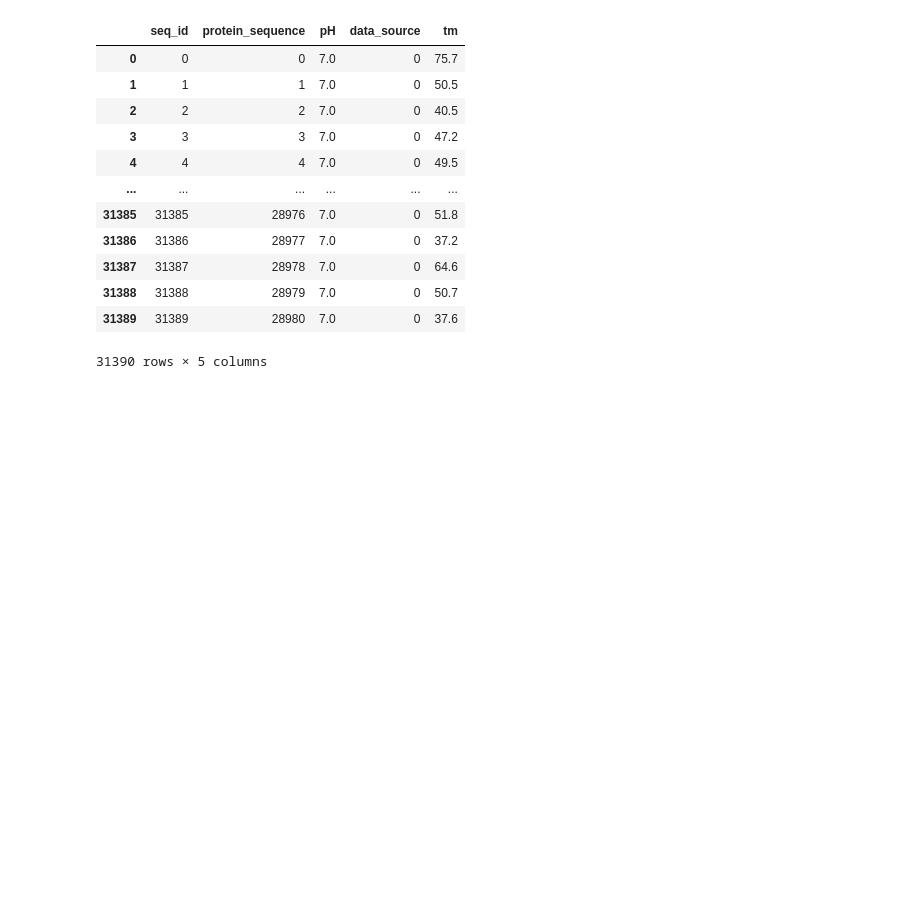
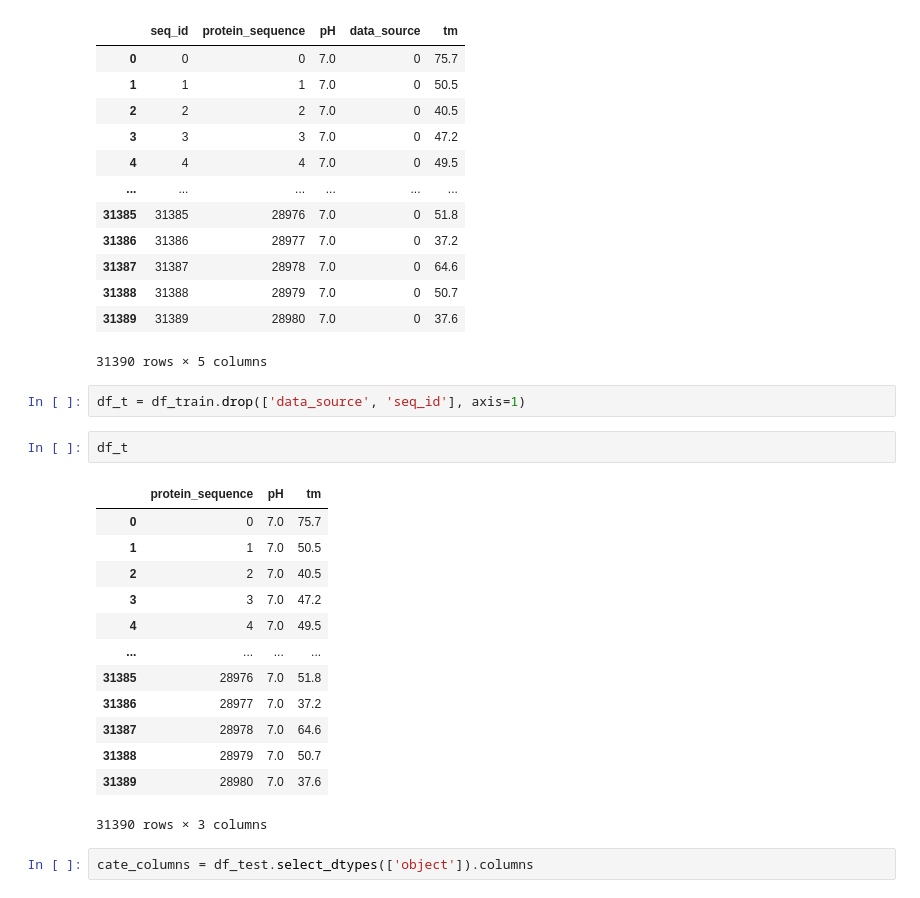
Before and after one commit to mohmaed7777/Novozymes-Enzyme-Stability-Prediction, a Jupyter notebook: novozyme_xgboost.ipynb, the cells around one changed output. Cells and saved outputs as stored; diff of their text form; blank space fills up the shorter version.

```diff
--- a/novozyme_xgboost.ipynb
+++ b/novozyme_xgboost.ipynb
@@ -243,3 +243,23 @@ df_train
 | 31388 | 31388 | 28979 | 7.0 | 0 | 50.7 |
 | 31389 | 31389 | 28980 | 7.0 | 0 | 37.6 |
 31390 rows × 5 columns
+# %%
+df_t = df_train.drop(['data_source', 'seq_id'], axis=1)
+# %%
+df_t
+# %% [output]
+|  | protein_sequence | pH | tm |
+| 0 | 0 | 7.0 | 75.7 |
+| 1 | 1 | 7.0 | 50.5 |
+| 2 | 2 | 7.0 | 40.5 |
+| 3 | 3 | 7.0 | 47.2 |
+| 4 | 4 | 7.0 | 49.5 |
+| ... | ... | ... | ... |
+| 31385 | 28976 | 7.0 | 51.8 |
+| 31386 | 28977 | 7.0 | 37.2 |
+| 31387 | 28978 | 7.0 | 64.6 |
+| 31388 | 28979 | 7.0 | 50.7 |
+| 31389 | 28980 | 7.0 | 37.6 |
+31390 rows × 3 columns
+# %%
+cate_columns = df_test.select_dtypes(['object']).columns
```
Also changed, not shown: parts of 24 cells of this notebook.
